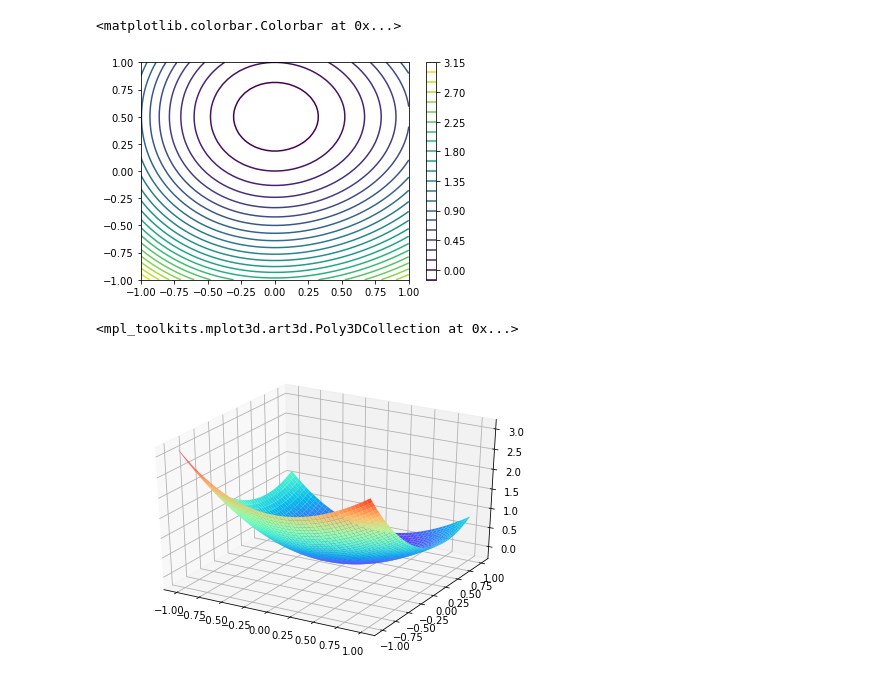
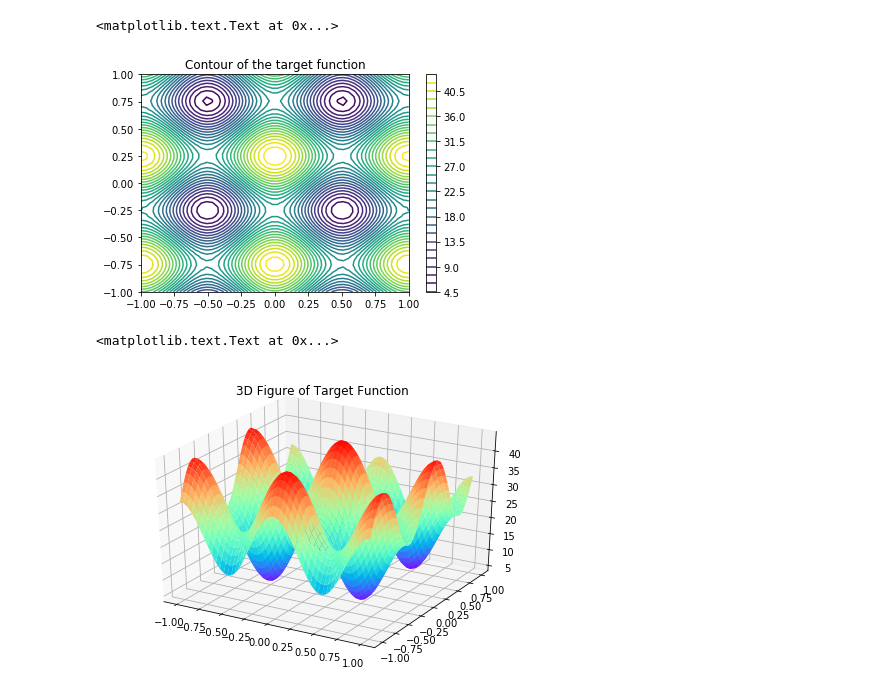
Before and after one commit to topsun888/GeneticNeuralNetworks, a Jupyter notebook: QuantumGeneticAlgorithm.ipynb, the cells around one changed output. Drawn from its saved outputs; the diff is of its cells as text; code cells hidden in the pictures.

```diff
--- a/QuantumGeneticAlgorithm.ipynb
+++ b/QuantumGeneticAlgorithm.ipynb
@@ -9,4 +11,4 @@ x = np.linspace(-1, 1, num=50)
 y= np.linspace(-1, 1, num=50)
 # %%
 def objFunc(x, y):
-    return x**2 + y**2 - x - y
+    return 10*np.cos(2*np.pi*x) + 10*np.sin(2*np.pi*y) - x**2 - y**2 + 25
@@ -22,14 +37,16 @@ plt.colorbar()
 # %%
 plt.contour(u, v, f, 30)
 plt.colorbar()
+plt.title('Contour of the target function')
 # %% [output]
-<matplotlib.colorbar.Colorbar at 0x...>
+<matplotlib.text.Text at 0x...>
-[figure, old version]
+[figure, new version]
 # %%
 from mpl_toolkits.mplot3d import Axes3D
 figure = plt.figure()
 ax = Axes3D(figure)
 ax.plot_surface(u, v, f, rstride=1, cstride=1, cmap='rainbow')
+plt.title('3D Figure of Target Function')
 # %% [output]
-<mpl_toolkits.mplot3d.art3d.Poly3DCollection at 0x...>
+<matplotlib.text.Text at 0x...>
-[figure, old version]
+[figure, new version]
```
Also changed, not shown: parts of 19 cells of this notebook, 2 other files.
